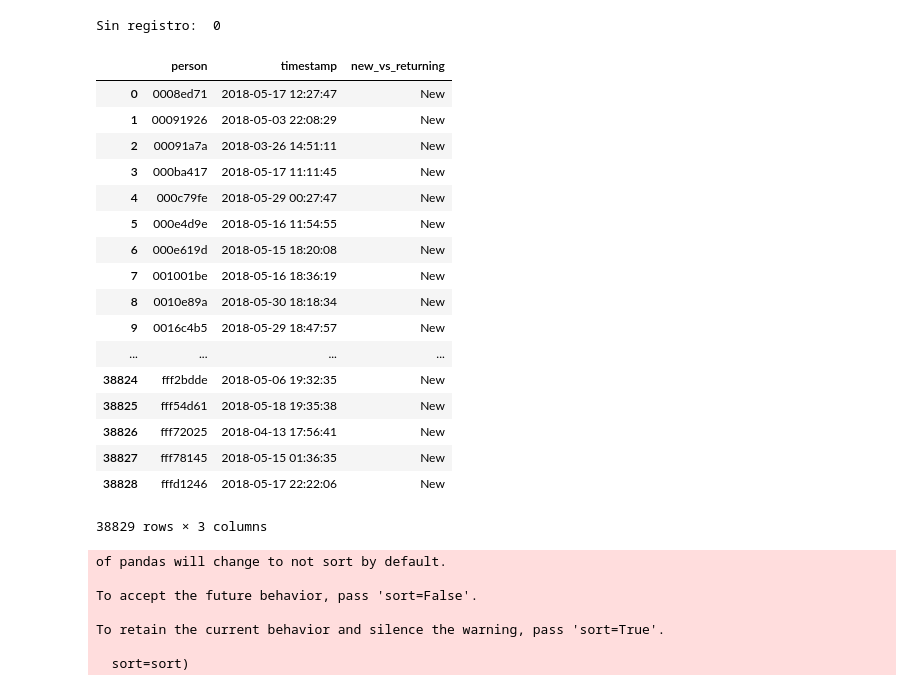
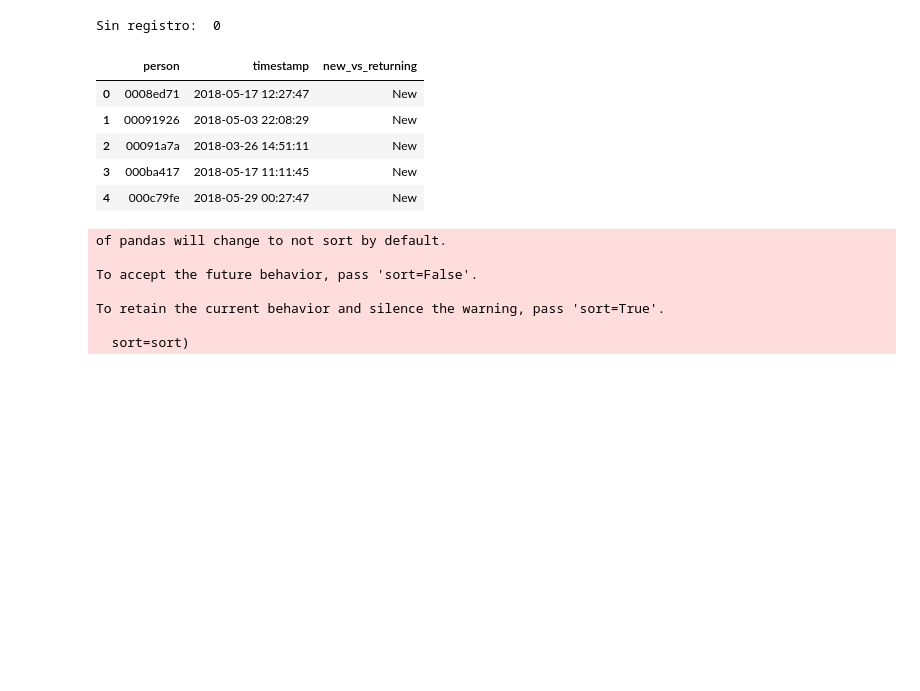
Before and after one commit to FrancoChoque/TP2Datos, a Jupyter notebook: tiempo_sesiones.ipynb, the cells around one changed output. Drawn from its saved outputs; the diff is of its cells as text; code cells hidden in the pictures; blank space fills up the shorter version.

```diff
--- a/tiempo_sesiones.ipynb
+++ b/tiempo_sesiones.ipynb
@@ -207,26 +201,14 @@ datos = datos.rename(columns={'new_vs_returning_y':'new_vs_returning'}).drop(col
 # %% [output]
 Sin registro:  0
 # %%
-usuariosyregistros
+usuariosyregistros.head()
 # %% [output]
 |  | person | timestamp | new_vs_returning |
 | 0 | 0008ed71 | 2018-05-17 12:27:47 | New |
 | 1 | 00091926 | 2018-05-03 22:08:29 | New |
 | 2 | 00091a7a | 2018-03-26 14:51:11 | New |
 | 3 | 000ba417 | 2018-05-17 11:11:45 | New |
 | 4 | 000c79fe | 2018-05-29 00:27:47 | New |
-| 5 | 000e4d9e | 2018-05-16 11:54:55 | New |
-| 6 | 000e619d | 2018-05-15 18:20:08 | New |
-| 7 | 001001be | 2018-05-16 18:36:19 | New |
-| 8 | 0010e89a | 2018-05-30 18:18:34 | New |
-| 9 | 0016c4b5 | 2018-05-29 18:47:57 | New |
-| ... | ... | ... | ... |
-| 38824 | fff2bdde | 2018-05-06 19:32:35 | New |
-| 38825 | fff54d61 | 2018-05-18 19:35:38 | New |
-| 38826 | fff72025 | 2018-04-13 17:56:41 | New |
-| 38827 | fff78145 | 2018-05-15 01:36:35 | New |
-| 38828 | fffd1246 | 2018-05-17 22:22:06 | New |
-38829 rows × 3 columns
 # %%
 compradores = datos[['person','timestamp','event']].sort_values(by=['person','timestamp'])
 compradores = compradores.loc[compradores['event']=='conversion',['person','timestamp']]
```
Also changed, not shown: parts of 14 cells of this notebook, 1 other file.
